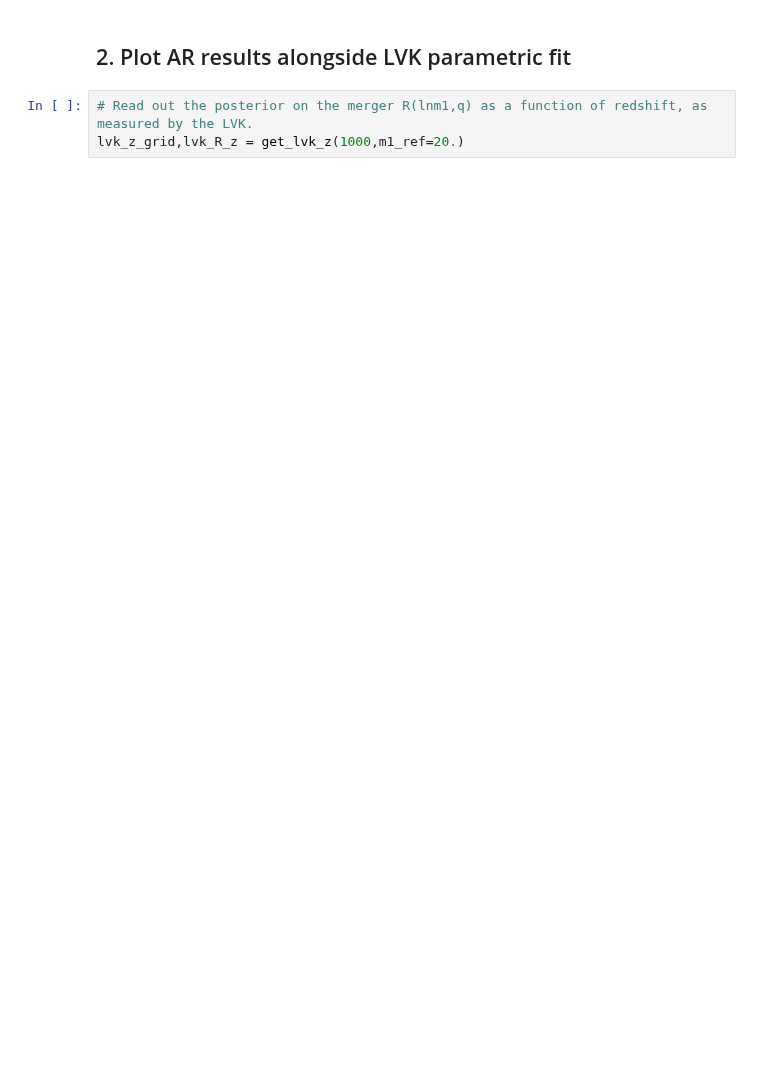
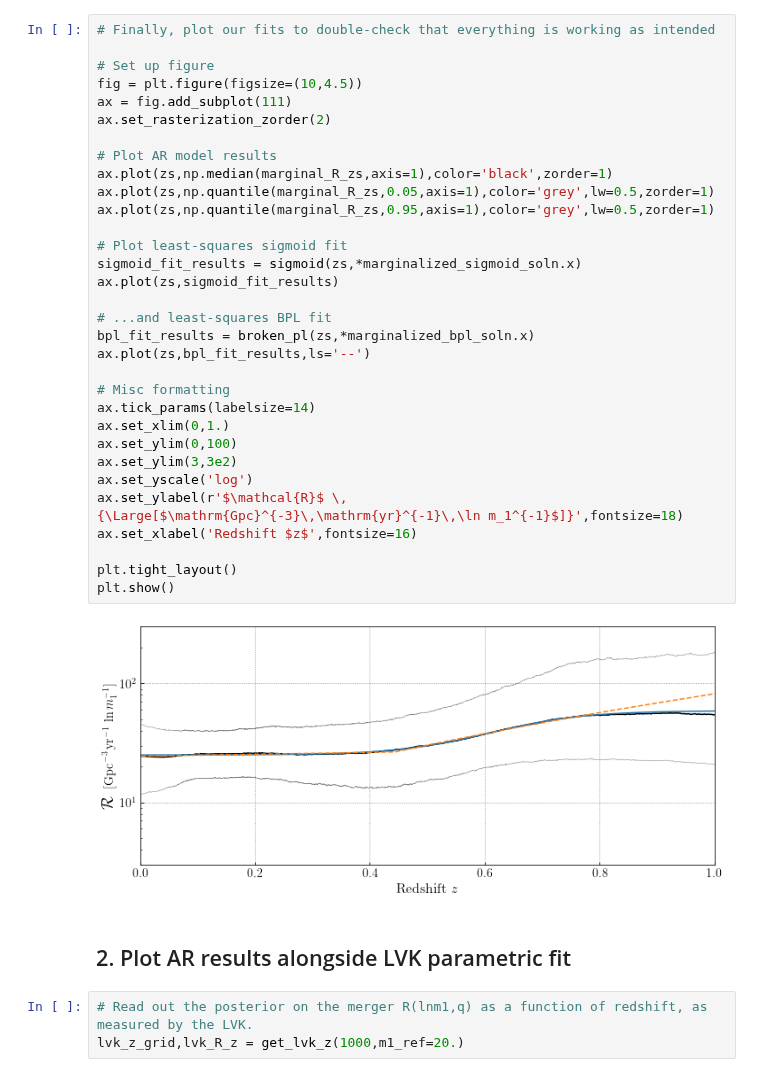
Before and after one commit to tcallister/autoregressive-bbh-inference, a Jupyter notebook: figures/make_figure_06.ipynb, the cells around one changed output. Drawn from its saved outputs; the diff is of its cells as text; blank space fills up the shorter version.

```diff
--- a/figures/make_figure_06.ipynb
+++ b/figures/make_figure_06.ipynb
@@ -182,3 +343,37 @@ plt.show()
+# %%
+# Finally, plot our fits to double-check that everything is working as intended
+
+# Set up figure
+fig = plt.figure(figsize=(10,4.5))
+ax = fig.add_subplot(111)
+ax.set_rasterization_zorder(2)
+
+# Plot AR model results
+ax.plot(zs,np.median(marginal_R_zs,axis=1),color='black',zorder=1)
+ax.plot(zs,np.quantile(marginal_R_zs,0.05,axis=1),color='grey',lw=0.5,zorder=1)
+ax.plot(zs,np.quantile(marginal_R_zs,0.95,axis=1),color='grey',lw=0.5,zorder=1)
+
+# Plot least-squares sigmoid fit
+sigmoid_fit_results = sigmoid(zs,*marginalized_sigmoid_soln.x)
+ax.plot(zs,sigmoid_fit_results)
+
+# ...and least-squares BPL fit
+bpl_fit_results = broken_pl(zs,*marginalized_bpl_soln.x)
+ax.plot(zs,bpl_fit_results,ls='--')
+
+# Misc formatting
+ax.tick_params(labelsize=14)
+ax.set_xlim(0,1.)
+ax.set_ylim(0,100)
+ax.set_ylim(3,3e2)
+ax.set_yscale('log')
+ax.set_ylabel(r'$\mathcal{R}$ \,{\Large[$\mathrm{Gpc}^{-3}\,\mathrm{yr}^{-1}\,\ln m_1^{-1}$]}',fontsize=18)
+ax.set_xlabel('Redshift $z$',fontsize=16)
+
+plt.tight_layout()
+plt.show()
+# %% [output]
+[figure, added]
 # %% [markdown]
 ## 2. Plot AR results alongside LVK parametric fit
 # %%
```
Also changed, not shown: parts of 12 cells of this notebook, 32 other files.
